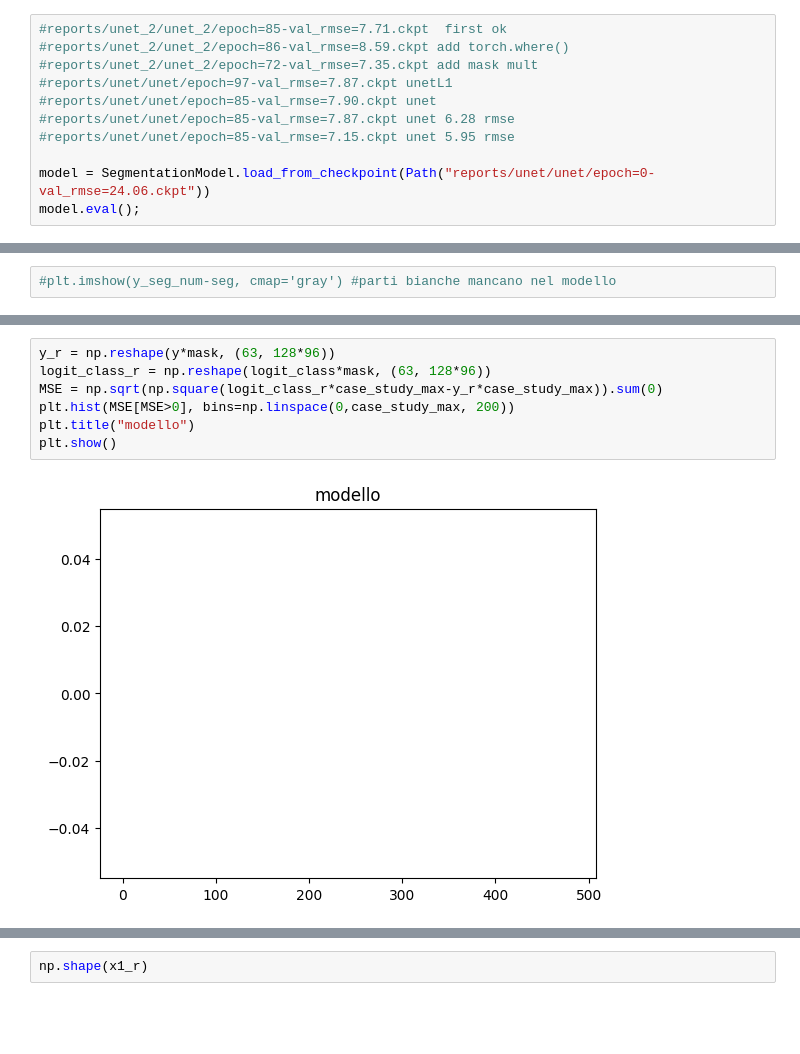
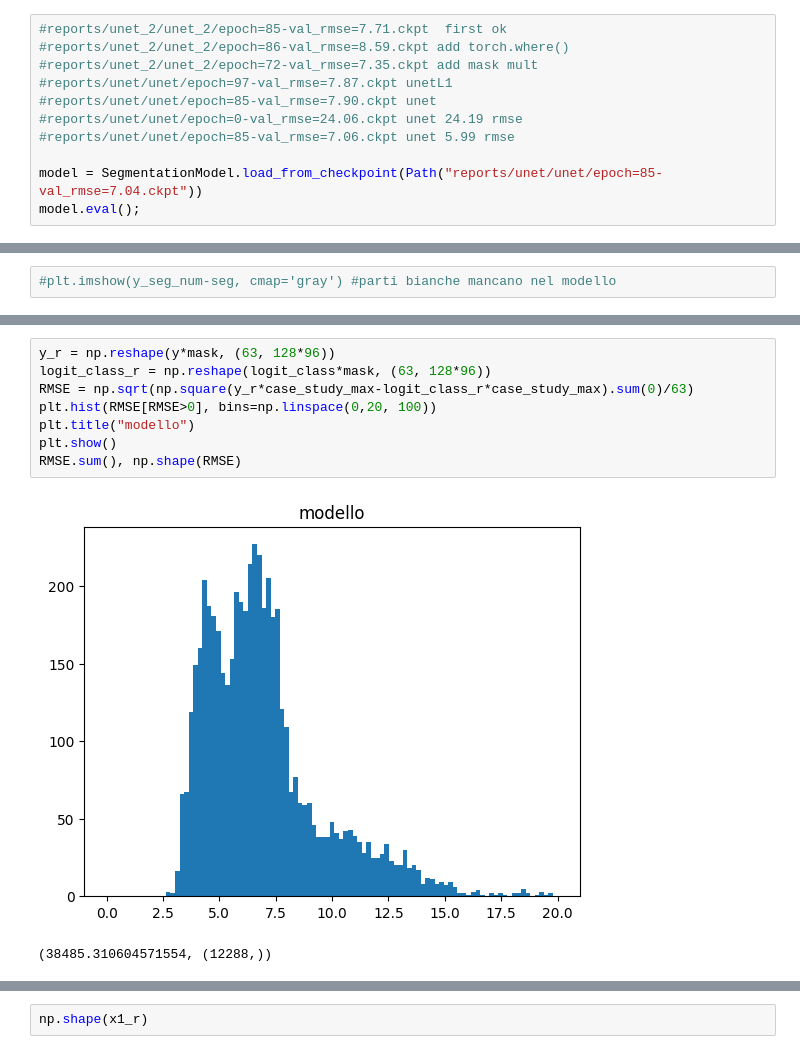
Before and after one commit to simone7monaco/rainfall-prediction, a Jupyter notebook: notebooks/test_model.ipynb, the cells around one changed output, grey strips where cells are left out. Saved outputs shown, nothing was run; the diff lists cells and outputs as text; blank space fills up the shorter version.

Commit message:
add sqrt loss

```diff
--- a/notebooks/test_model.ipynb
+++ b/notebooks/test_model.ipynb
@@ -19,10 +19,10 @@ from models import SegmentationModel
 #reports/unet_2/unet_2/epoch=72-val_rmse=7.35.ckpt add mask mult
 #reports/unet/unet/epoch=97-val_rmse=7.87.ckpt unetL1
 #reports/unet/unet/epoch=85-val_rmse=7.90.ckpt unet
-#reports/unet/unet/epoch=85-val_rmse=7.87.ckpt unet 6.28 rmse
-#reports/unet/unet/epoch=85-val_rmse=7.15.ckpt unet 5.95 rmse
+#reports/unet/unet/epoch=0-val_rmse=24.06.ckpt unet 24.19 rmse
+#reports/unet/unet/epoch=85-val_rmse=7.06.ckpt unet 5.99 rmse
 
-model = SegmentationModel.load_from_checkpoint(Path("reports/unet/unet/epoch=0-val_rmse=24.06.ckpt"))
+model = SegmentationModel.load_from_checkpoint(Path("reports/unet/unet/epoch=85-val_rmse=7.04.ckpt"))
 model.eval();
 # %%
 input_path = Path("/home/students/s265780/data/24h_10mmMAX_OI")
@@ -94,10 +98,12 @@ plt.show()
 # %%
 y_r = np.reshape(y*mask, (63, 128*96))
 logit_class_r = np.reshape(logit_class*mask, (63, 128*96))
-MSE = np.sqrt(np.square(logit_class_r*case_study_max-y_r*case_study_max)).sum(0)
-plt.hist(MSE[MSE>0], bins=np.linspace(0,case_study_max, 200))
+RMSE = np.sqrt(np.square(y_r*case_study_max-logit_class_r*case_study_max).sum(0)/63)
+plt.hist(RMSE[RMSE>0], bins=np.linspace(0,20, 100))
 plt.title("modello")
 plt.show()
+RMSE.sum(), np.shape(RMSE)
 # %% [output]
-[figure, old version]
+[figure, new version]
+(38485.310604571554, (12288,))
 # %%
```
Also changed, not shown: parts of 14 cells of this notebook, 1 other file.
